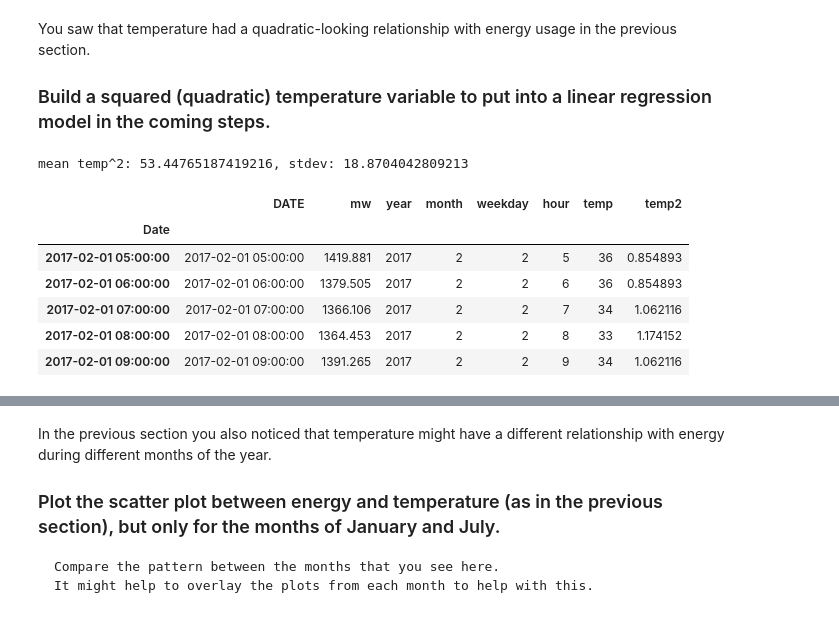
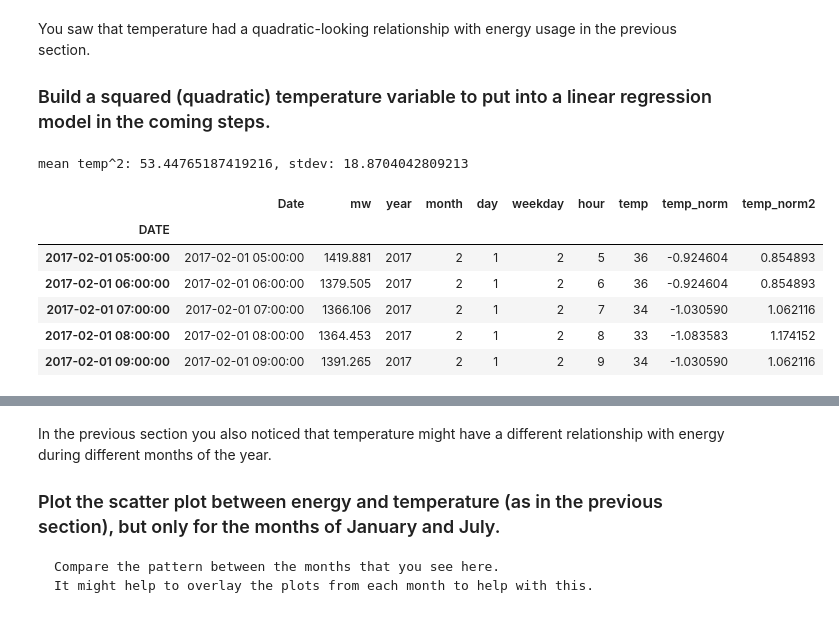
Before and after one commit to wordsmithereens/time_series_energy_demand, a Jupyter notebook: modeling.ipynb, the cells around one changed output, grey strips where cells are left out. Cells and saved outputs as stored; diff of their text form; code cells hidden in the pictures.

```diff
--- a/modeling.ipynb
+++ b/modeling.ipynb
@@ -11,5 +13,4 @@ from sklearn.linear_model import LinearRegression
 # %%
-df = pd.read_csv('timeseries_train.csv')
+df = pd.read_csv('timeseries_train.csv', index_col='DATE', parse_dates=True)
 df.rename(columns={"HourlyDryBulbTemperature": "temp", "datetime_beginning_utc":"Date"}, inplace=True)
 df['Date'] = pd.to_datetime(df['Date'])
-df = df.set_index('Date')
@@ -19,19 +32,19 @@ You saw that temperature had a quadratic-looking relationship with energy usage
 # %%
 mu_temp = df['temp'].mean()
 s_temp = df['temp'].std()
 print(f"mean temp^2: {mu_temp}, stdev: {s_temp}")
-df['temp2'] = (df['temp'] - mu_temp) / s_temp
-df['temp2'] = df['temp2'] * df['temp2']
+df['temp_norm'] = (df['temp'] - mu_temp) / s_temp
+df['temp_norm2'] = df['temp_norm'] * df['temp_norm']
 df.head()
 # %% [output]
 mean temp^2: 53.44765187419216, stdev: 18.8704042809213
-|  | DATE | mw | year | month | weekday | hour | temp | temp2 |
-| Date |  |  |  |  |  |  |  |  |
-| 2017-02-01 05:00:00 | 2017-02-01 05:00:00 | 1419.881 | 2017 | 2 | 2 | 5 | 36 | 0.854893 |
-| 2017-02-01 06:00:00 | 2017-02-01 06:00:00 | 1379.505 | 2017 | 2 | 2 | 6 | 36 | 0.854893 |
-| 2017-02-01 07:00:00 | 2017-02-01 07:00:00 | 1366.106 | 2017 | 2 | 2 | 7 | 34 | 1.062116 |
-| 2017-02-01 08:00:00 | 2017-02-01 08:00:00 | 1364.453 | 2017 | 2 | 2 | 8 | 33 | 1.174152 |
-| 2017-02-01 09:00:00 | 2017-02-01 09:00:00 | 1391.265 | 2017 | 2 | 2 | 9 | 34 | 1.062116 |
+|  | Date | mw | year | month | day | weekday | hour | temp | temp_norm | temp_norm2 |
+| DATE |  |  |  |  |  |  |  |  |  |  |
+| 2017-02-01 05:00:00 | 2017-02-01 05:00:00 | 1419.881 | 2017 | 2 | 1 | 2 | 5 | 36 | -0.924604 | 0.854893 |
+| 2017-02-01 06:00:00 | 2017-02-01 06:00:00 | 1379.505 | 2017 | 2 | 1 | 2 | 6 | 36 | -0.924604 | 0.854893 |
+| 2017-02-01 07:00:00 | 2017-02-01 07:00:00 | 1366.106 | 2017 | 2 | 1 | 2 | 7 | 34 | -1.030590 | 1.062116 |
+| 2017-02-01 08:00:00 | 2017-02-01 08:00:00 | 1364.453 | 2017 | 2 | 1 | 2 | 8 | 33 | -1.083583 | 1.174152 |
+| 2017-02-01 09:00:00 | 2017-02-01 09:00:00 | 1391.265 | 2017 | 2 | 1 | 2 | 9 | 34 | -1.030590 | 1.062116 |
 # %% [markdown]
 ### Build an ordinary least squares (OLS) linear regression model on your training data to predict energy using the variables just described.
 You will want to treat hour of day, day of week, and month of year as categorical variables.
```
Also changed, not shown: parts of 24 cells of this notebook, 3 other files.
